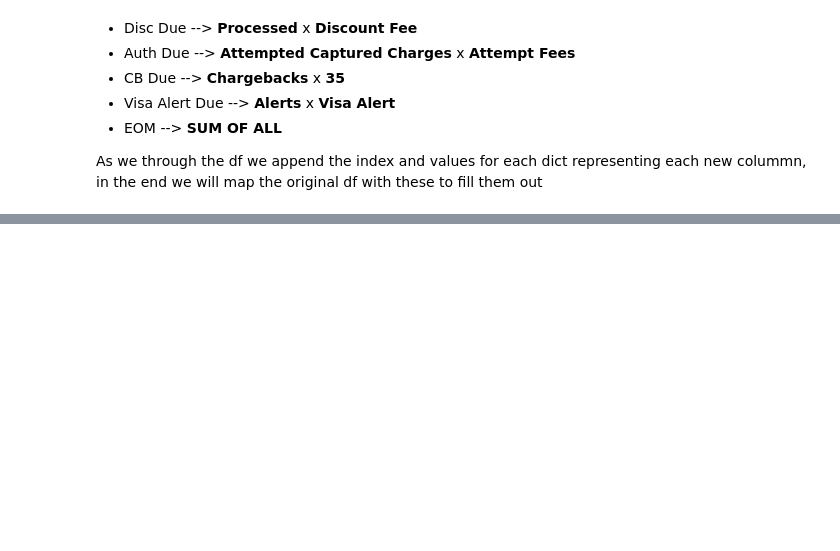
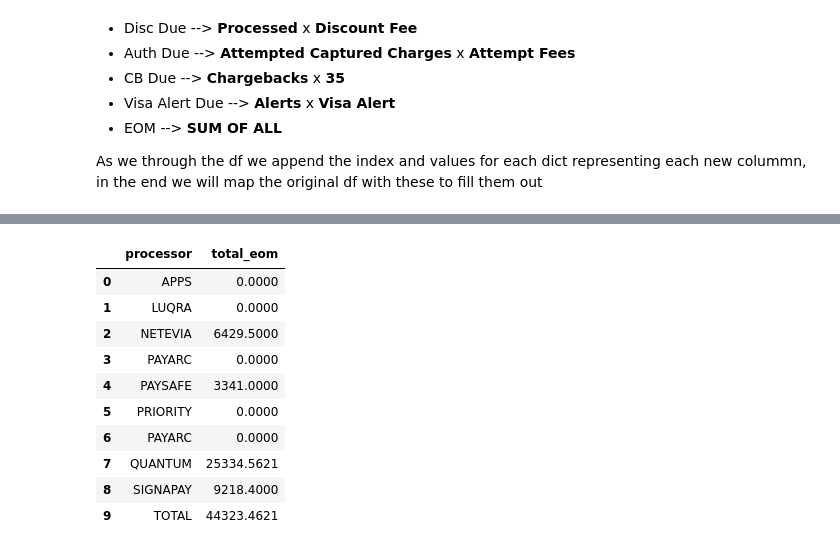
Before and after one commit to pythonistax/Goldfinger, a Jupyter notebook: GF_Project_3.ipynb, the cells around one changed output, grey strips where cells are left out. Cells and saved outputs as stored; diff of their text form; code cells hidden in the pictures; blank space fills up the shorter version.

```diff
--- a/GF_Project_3.ipynb
+++ b/GF_Project_3.ipynb
@@ -441,0 +556,30 @@ EOM_df
+# %%
+# Group EOM df by processor
+selected_c = ["processor", "total_eom"]
+EOM_processor = EOM_df[selected_c].groupby("processor").sum().reset_index()
+
+# If we have a nan in the processor column, we remove that row
+EOM_processor = EOM_processor.dropna(subset=["processor"])
+EOM_processor = EOM_processor[EOM_processor["processor"].str.lower() != "nan"]
+total_row_processor = pd.DataFrame({
+    'processor': ['Total'],
+    'total_eom': [EOM_processor['total_eom'].sum()]
+})
+
+# Append the total row to the original DataFrame
+EOM_processor = pd.concat([EOM_processor, total_row_processor], ignore_index=True)
+EOM_processor["processor"] = EOM_processor["processor"].str.upper()
+EOM_processor
+# Clean up
+# %% [output]
+|  | processor | total_eom |
+| 0 | APPS | 0.0000 |
+| 1 | LUQRA | 0.0000 |
+| 2 | NETEVIA | 6429.5000 |
+| 3 | PAYARC | 0.0000 |
+| 4 | PAYSAFE | 3341.0000 |
+| 5 | PRIORITY | 0.0000 |
+| 6 | PAYARC | 0.0000 |
+| 7 | QUANTUM | 25334.5621 |
+| 8 | SIGNAPAY | 9218.4000 |
+| 9 | TOTAL | 44323.4621 |
```
Also changed, not shown: parts of 14 cells of this notebook, 3 other files.
